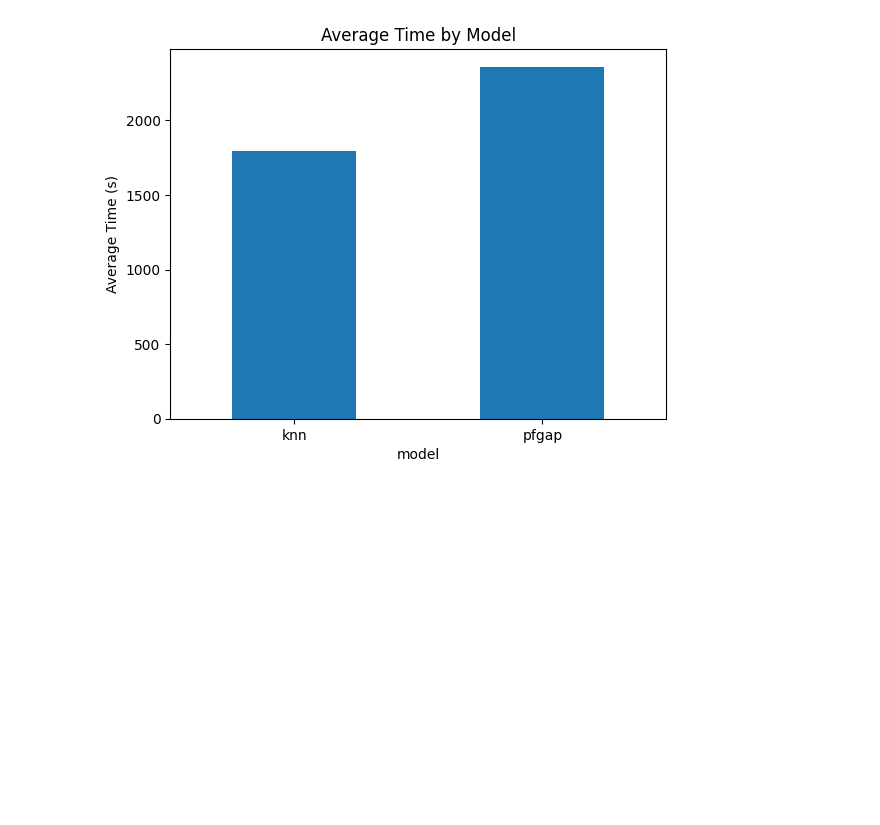
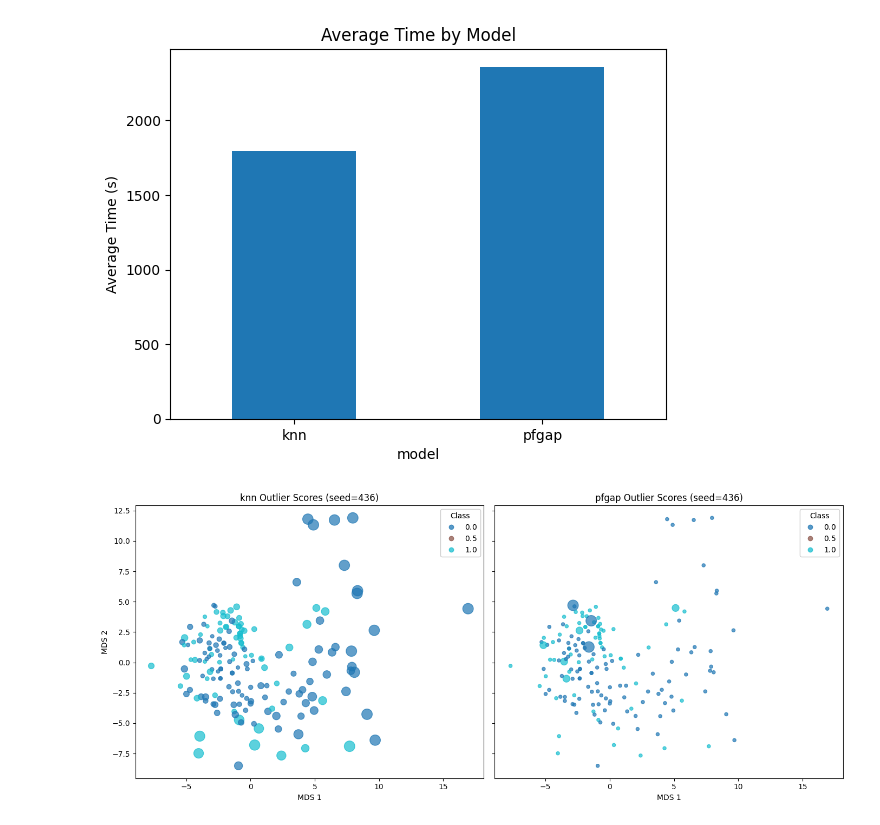
Before and after one commit to KevinMoonLab/PF-GAP, a Jupyter notebook: PFGAP/Manifold/Experiment5/analyze_results.ipynb, the cells around one changed output. Drawn from its saved outputs; the diff is of its cells as text; code cells hidden in the pictures; blank space fills up the shorter version.

```diff
--- a/PFGAP/Manifold/Experiment5/analyze_results.ipynb
+++ b/PFGAP/Manifold/Experiment5/analyze_results.ipynb
@@ -111,3 +111,98 @@ time_grouped.plot(kind='bar', ylabel='Average Time (s)', title='Average Time by
 plt.show()
 # %% [output]
 [figure]
+# %%
+# --- Load Dataset ---
+from torch_geometric.datasets import TUDataset
+from torch_geometric.utils import to_networkx
+from sklearn.model_selection import train_test_split
+from sklearn.manifold import MDS
+
+
+dataset_full = TUDataset(root='data/TUDataset', name='PROTEINS')
+import ast
+
+# Randomly select a seed from a row that exists for both models
+valid_seeds = set(results[results['model'] == 'knn']['seed']).intersection(
+    set(results[results['model'] == 'pfgap']['seed'])
+)
+row = results[results['seed'].isin(valid_seeds)].sample(1)
+SEED = int(row['seed'].iloc[0])
+
+# Extract outlier scores for both models and convert from string to list
+scores_knn = results[(results['model'] == 'knn') & (results['seed'] == SEED)]['outlier_scores'].iloc[0]
+scores_pfgap = results[(results['model'] == 'pfgap') & (results['seed'] == SEED)]['outlier_scores'].iloc[0]
+
+# Convert string representation to list/array if necessary
+if isinstance(scores_knn, str):
+    try:
+        # Try ast.literal_eval first (for Python list-like strings)
+        scores_knn = ast.literal_eval(scores_knn)
+    except Exception:
+        # If it fails, try numpy fromstring (for numpy array-like strings)
+        scores_knn = np.fromstring(scores_knn.replace('\n', ' ').replace('[','').replace(']',''), sep=' ')
+if isinstance(scores_pfgap, str):
+    try:
+        scores_pfgap = ast.literal_eval(scores_pfgap)
+    except Exception:
+        scores_pfgap = np.fromstring(scores_pfgap.replace('\n', ' ').replace('[','').replace(']',''), sep=' ')
+
+
+np.random.seed(SEED)  # For reproducibility
+sample_indices = np.random.choice(len(dataset_full), size=250, replace=False)
+
+# Create a sample dataset (list of sampled graphs)
+dataset = [dataset_full[i] for i in sample_indices]
+labels = np.array([graph.y.item() for graph in dataset])
+
+# Create an array of indices [0, 1, 2, ..., n-1]
+indices = np.arange(len(dataset))
+
+# Split indices and labels into training and testing sets
+# We stratify by labels to ensure both sets have a similar class distribution
+train_indices, test_indices, y_train, y_test = train_test_split(
+    indices, labels, test_size=0.3, random_state=SEED, stratify=labels
+)
+
+# Apply MDS to graph data (flatten node features for each graph)
+graph_features = [dataset[i].x.flatten().cpu().numpy() for i in train_indices]
+max_len = max(f.shape[0] for f in graph_features)
+
+# Pad all feature vectors to the same length
+graph_features_padded = np.array([np.pad(f, (0, max_len - f.shape[0])) for f in graph_features])
+mds = MDS(n_components=2, random_state=42)
+coords = mds.fit_transform(graph_features_padded)
+
+# Normalize outlier scores for marker size
+def normalize_scores(scores, min_size=20, max_size=200):
+    scores = np.array(scores)
+    if np.ptp(scores) == 0:
+        return np.full_like(scores, min_size)
+    norm = (scores - np.min(scores)) / (np.ptp(scores))
+    return min_size + norm * (max_size - min_size)
+
+sizes_knn = normalize_scores(scores_knn)
+sizes_pfgap = normalize_scores(scores_pfgap)
+
+# Plot side by side
+fig, axes = plt.subplots(1, 2, figsize=(14, 6), sharex=True, sharey=True)
+
+scatter0 = axes[0].scatter(coords[:, 0], coords[:, 1], c=y_train, s=sizes_knn, cmap='tab10', alpha=0.7)
+axes[0].set_title(f'knn Outlier Scores (seed={SEED})')
+axes[0].set_xlabel('MDS 1')
+axes[0].set_ylabel('MDS 2')
+legend1 = axes[0].legend(*scatter0.legend_elements(prop="colors", num=len(np.unique(y_train))),
+                         title="Class", loc="upper right")
+axes[0].add_artist(legend1)
+
+scatter1 = axes[1].scatter(coords[:, 0], coords[:, 1], c=y_train, s=sizes_pfgap, cmap='tab10', alpha=0.7)
+axes[1].set_title(f'pfgap Outlier Scores (seed={SEED})')
+axes[1].set_xlabel('MDS 1')
+legend2 = axes[1].legend(*scatter1.legend_elements(prop="colors", num=len(np.unique(y_train))),
+                         title="Class", loc="upper right")
+axes[1].add_artist(legend2)
+
+plt.tight_layout()
+plt.show()
+# %% [output]
+[figure, added]
```
Also changed, not shown: parts of 2 cells of this notebook.
